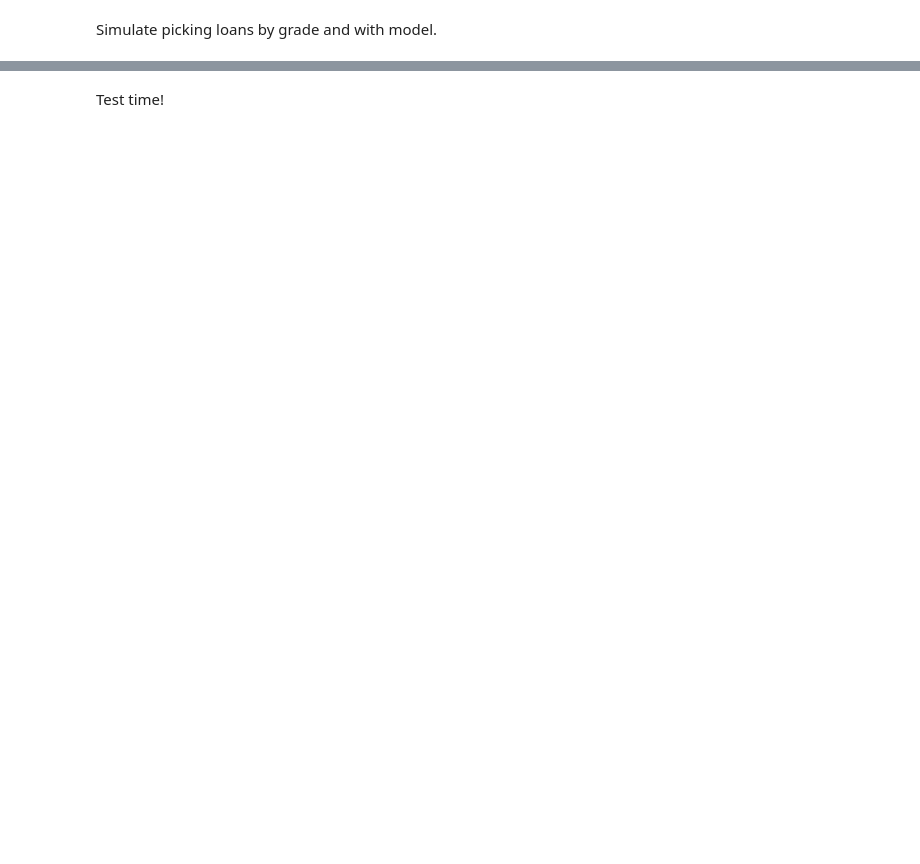
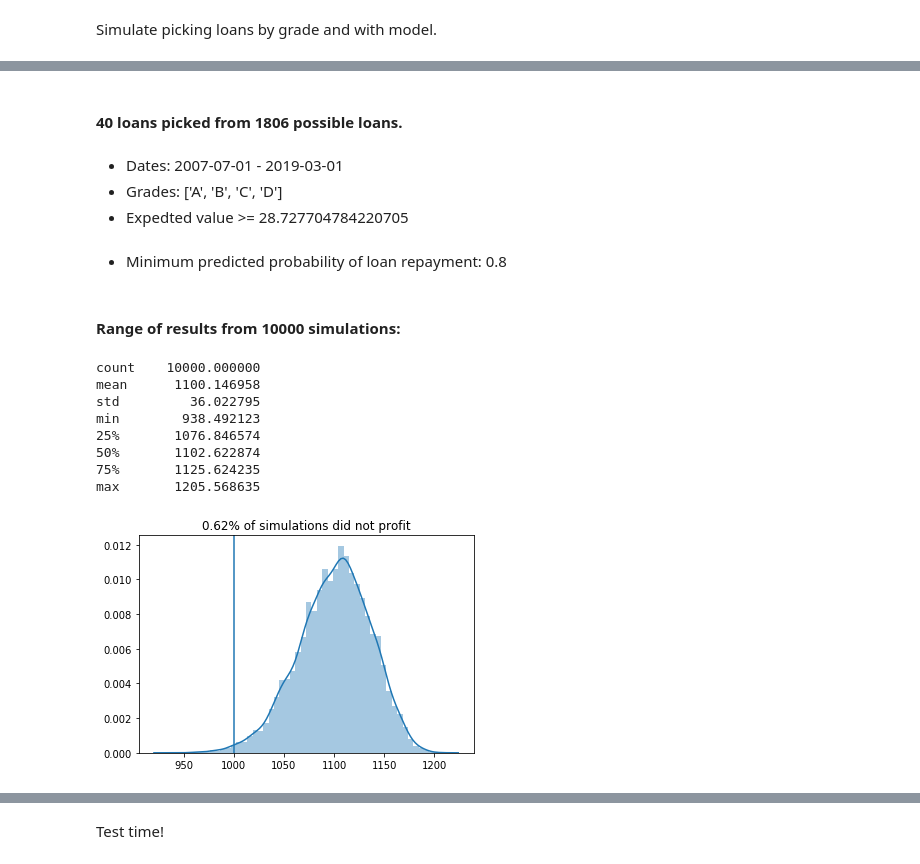
Before and after one commit to LambdaSchool/DS-Unit-2-Classification-2, a Jupyter notebook: Paul_K_Classification_2.ipynb, the cells around one changed output, grey strips where cells are left out. Saved outputs shown, nothing was run; the diff lists cells and outputs as text; code cells hidden in the pictures; blank space fills up the shorter version.

```diff
--- a/Paul_K_Classification_2.ipynb
+++ b/Paul_K_Classification_2.ipynb
@@ -617,0 +633,3 @@ max       1232.770685
+# %%
+simulate(val_result, min_value=min_val, min_proba=.8)
+# %% [output]
@@ -617,0 +637,15 @@ max       1232.770685
+#### 40 loans picked from 1806 possible loans.
+- Dates: 2007-07-01 - 2019-03-01
+- Grades: ['A', 'B', 'C', 'D']
+- Expedted value >= 28.727704784220705
+- Minimum predicted probability of loan repayment: 0.8
+#### Range of results from 10000 simulations:
+count    10000.000000
+mean      1100.146958
+std         36.022795
+min        938.492123
+25%       1076.846574
+50%       1102.622874
+75%       1125.624235
+max       1205.568635
+[figure, added]
```
Also changed, not shown: parts of 18 cells of this notebook.
